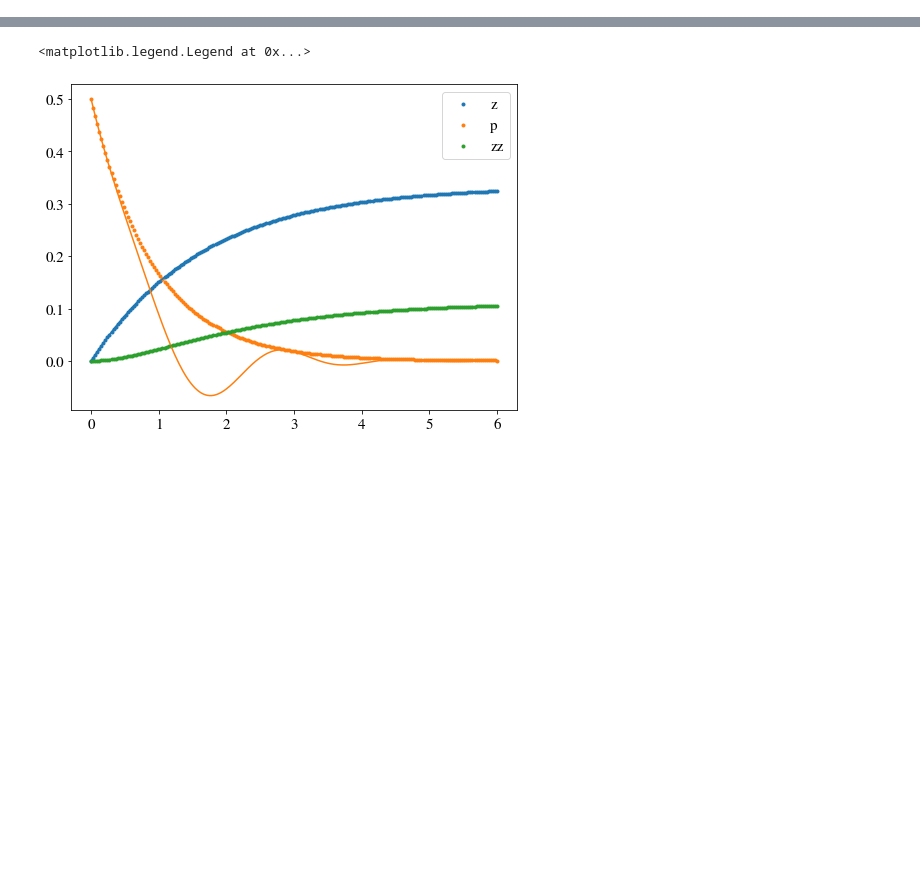
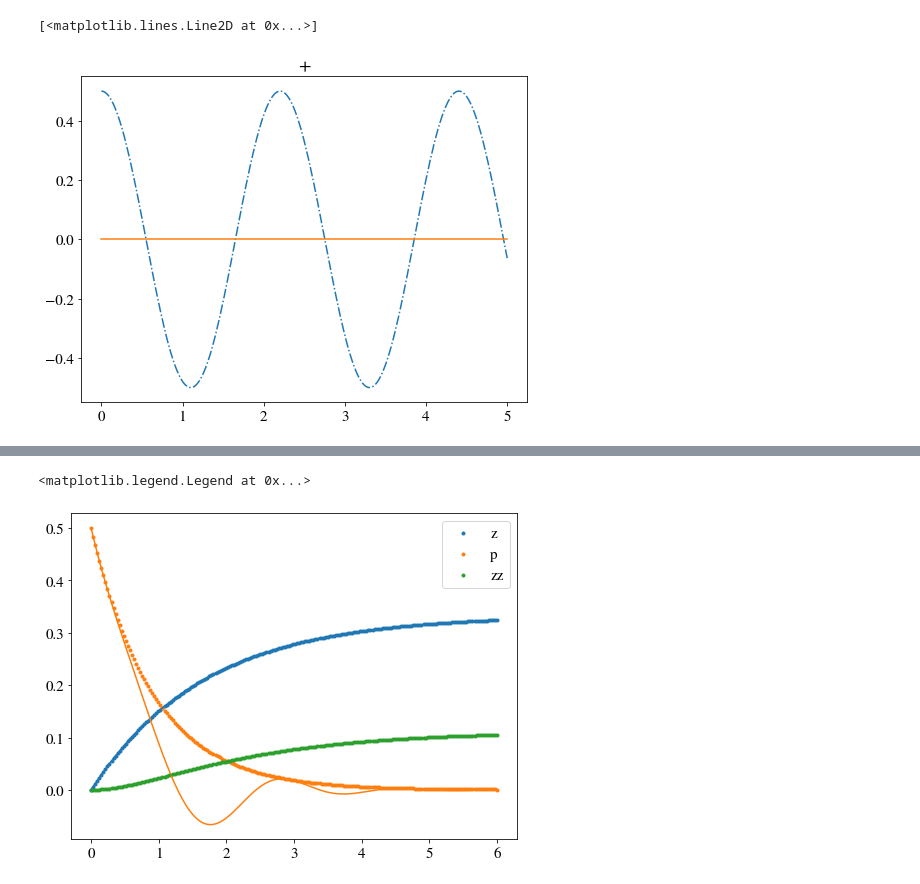
Before and after one commit to eckast161/Spin_dynamics, a Jupyter notebook: Infinite_spin_chain.ipynb, the cells around one changed output, grey strips where cells are left out. Saved outputs shown, nothing was run; the diff lists cells and outputs as text; code cells hidden in the pictures; blank space fills up the shorter version.

```diff
--- a/Infinite_spin_chain.ipynb
+++ b/Infinite_spin_chain.ipynb
@@ -315,0 +323,9 @@ plt.scatter(t,comp_p0(t)[1])
+# %%
+plt.title("+")
+
+plt.plot(t,np.real(z[:,1]),'-.',label="Re"+str(j))
+plt.plot(t,np.imag(z[:,1]),label="Im"+str(j))
+    #plt.legend()
+# %% [output]
+[<matplotlib.lines.Line2D at 0x...>]
+[figure, added]
```
Also changed, not shown: parts of 36 cells of this notebook.
